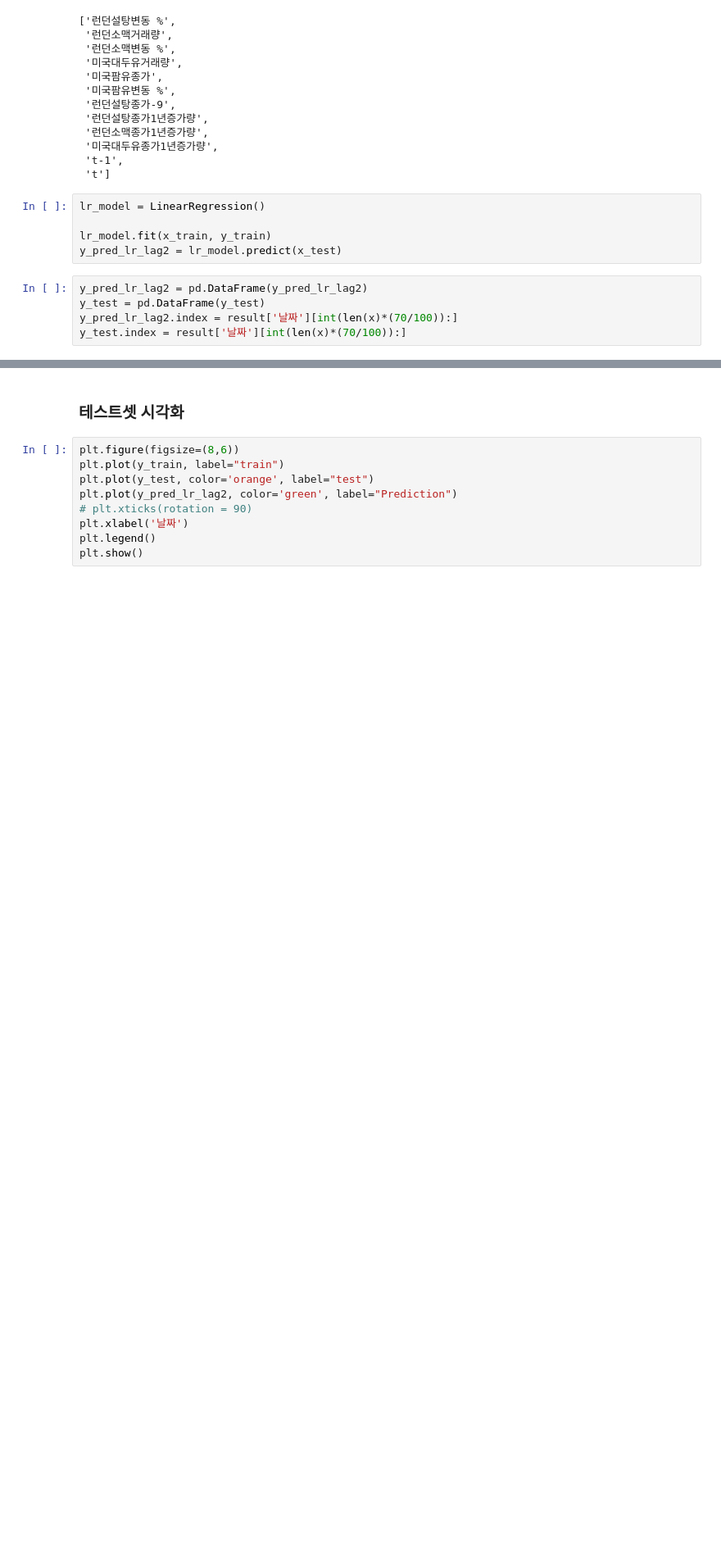
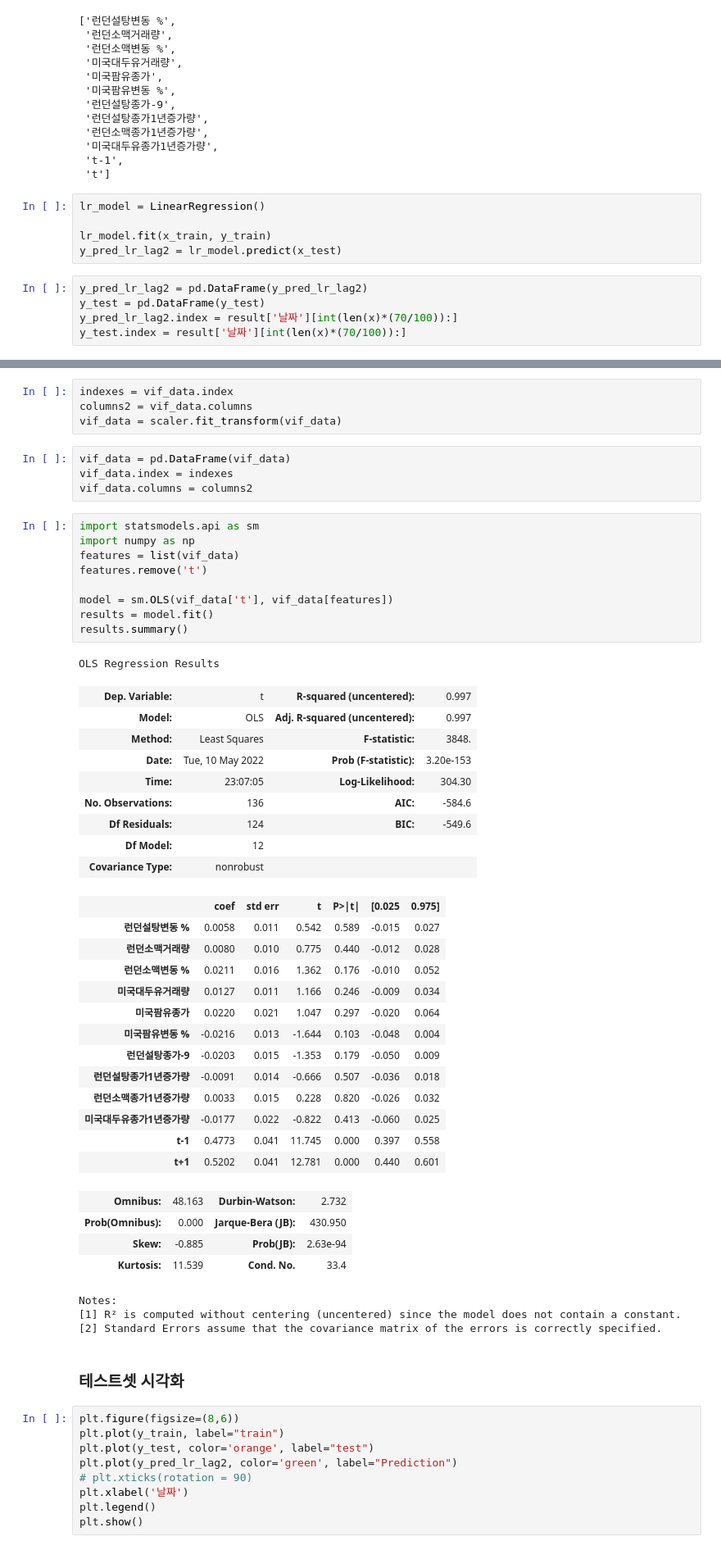
Before and after one commit to yongjunism/BobBit, a Jupyter notebook: modeling/ramyun/modeling.ipynb, the cells around one changed output, grey strips where cells are left out. Shown at 82% size. Drawn from its saved outputs; the diff is of its cells as text; blank space fills up the shorter version.

```diff
--- a/modeling/ramyun/modeling.ipynb
+++ b/modeling/ramyun/modeling.ipynb
@@ -1426,3 +1447,51 @@ y_test.index = result['날짜'][int(len(x)*(70/100)):]
+# %%
+indexes = vif_data.index
+columns2 = vif_data.columns
+vif_data = scaler.fit_transform(vif_data)
+# %%
+vif_data = pd.DataFrame(vif_data)
+vif_data.index = indexes
+vif_data.columns = columns2
+# %%
+import statsmodels.api as sm
+import numpy as np
+features = list(vif_data)
+features.remove('t')
+
+model = sm.OLS(vif_data['t'], vif_data[features])
+results = model.fit()
+results.summary()
+# %% [output]
+OLS Regression Results
+| Dep. Variable: | t | R-squared (uncentered): | 0.997 |
+| Model: | OLS | Adj. R-squared (uncentered): | 0.997 |
+| Method: | Least Squares | F-statistic: | 3848. |
+| Date: | Tue, 10 May 2022 | Prob (F-statistic): | 3.20e-153 |
+| Time: | 23:07:05 | Log-Likelihood: | 304.30 |
+| No. Observations: | 136 | AIC: | -584.6 |
+| Df Residuals: | 124 | BIC: | -549.6 |
+| Df Model: | 12 |  |  |
+| Covariance Type: | nonrobust |  |  |
+|  | coef | std err | t | P>|t| | [0.025 | 0.975] |
+| 런던설탕변동 % | 0.0058 | 0.011 | 0.542 | 0.589 | -0.015 | 0.027 |
+| 런던소맥거래량 | 0.0080 | 0.010 | 0.775 | 0.440 | -0.012 | 0.028 |
+| 런던소맥변동 % | 0.0211 | 0.016 | 1.362 | 0.176 | -0.010 | 0.052 |
+| 미국대두유거래량 | 0.0127 | 0.011 | 1.166 | 0.246 | -0.009 | 0.034 |
+| 미국팜유종가 | 0.0220 | 0.021 | 1.047 | 0.297 | -0.020 | 0.064 |
+| 미국팜유변동 % | -0.0216 | 0.013 | -1.644 | 0.103 | -0.048 | 0.004 |
+| 런던설탕종가-9 | -0.0203 | 0.015 | -1.353 | 0.179 | -0.050 | 0.009 |
+| 런던설탕종가1년증가량 | -0.0091 | 0.014 | -0.666 | 0.507 | -0.036 | 0.018 |
+| 런던소맥종가1년증가량 | 0.0033 | 0.015 | 0.228 | 0.820 | -0.026 | 0.032 |
+| 미국대두유종가1년증가량 | -0.0177 | 0.022 | -0.822 | 0.413 | -0.060 | 0.025 |
+| t-1 | 0.4773 | 0.041 | 11.745 | 0.000 | 0.397 | 0.558 |
+| t+1 | 0.5202 | 0.041 | 12.781 | 0.000 | 0.440 | 0.601 |
+| Omnibus: | 48.163 | Durbin-Watson: | 2.732 |
+| Prob(Omnibus): | 0.000 | Jarque-Bera (JB): | 430.950 |
+| Skew: | -0.885 | Prob(JB): | 2.63e-94 |
+| Kurtosis: | 11.539 | Cond. No. | 33.4 |
+Notes:
+[1] R² is computed without centering (uncentered) since the model does not contain a constant.
+[2] Standard Errors assume that the covariance matrix of the errors is correctly specified.
 # %% [markdown]
 ### 테스트셋 시각화
 # %%
```
Also changed, not shown: parts of 12 cells of this notebook, 16 other files.
